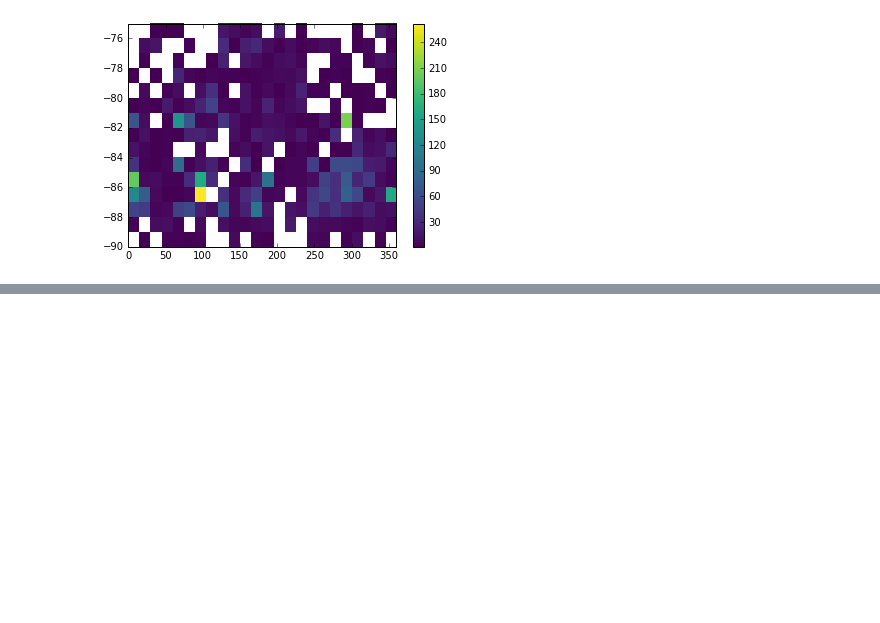
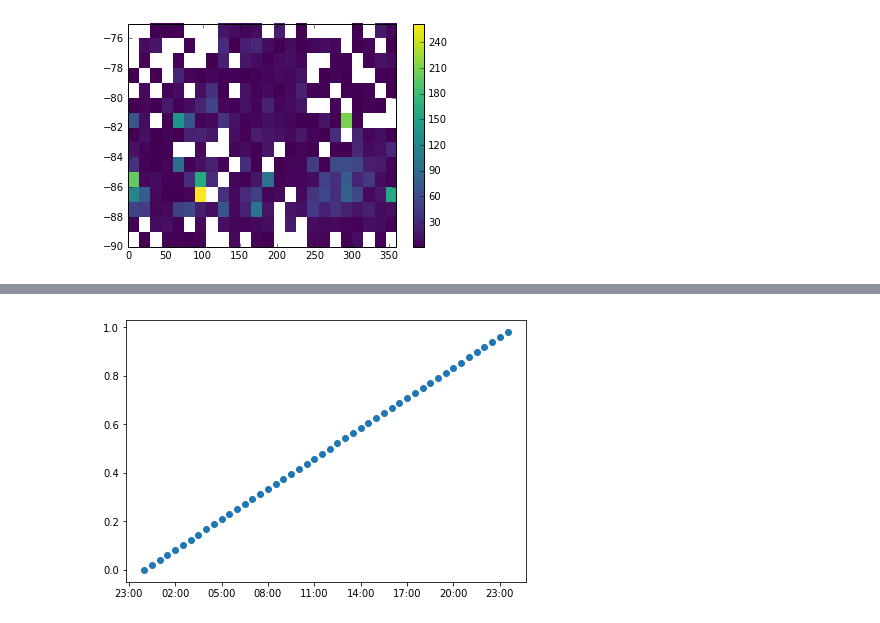
Before and after one commit to michaelaye/planet4, a Jupyter notebook: notebooks/south pole coverage plot.ipynb, the cells around one changed output, grey strips where cells are left out. Saved outputs shown, nothing was run; the diff lists cells and outputs as text; code cells hidden in the pictures; blank space fills up the shorter version.

```diff
--- a/notebooks/south pole coverage plot.ipynb
+++ b/notebooks/south pole coverage plot.ipynb
@@ -70,0 +115,27 @@ plt.colorbar()
+# %%
+from datetime import date, timedelta, datetime, time
+from matplotlib.dates import DayLocator, HourLocator, DateFormatter
+
+start = time(0, 0, 0)
+delta = timedelta(minutes=30)
+times = []
+n = 48
+
+for i in range(n):
+    # use complete datetime object, not only time
+    dt = datetime.combine(date.today(), time(0, 0)) + delta * i
+    times.append(dt)
+
+load = [i / float(n) for i in range(n)]
+
+fig, ax = plt.subplots()
+ax.plot_date(times, load)
+
+# set a locator, as well as a formatter
+ax.xaxis.set_major_locator(HourLocator(interval=3))
+ax.xaxis.set_major_formatter(DateFormatter("%H:%M"))
+
+# optionally rotate the labels and make more space for them
+# fig.autofmt_xdate()
+# %% [output]
+[figure, added]
```
Also changed, not shown: parts of 15 cells of this notebook, 22 other files.
